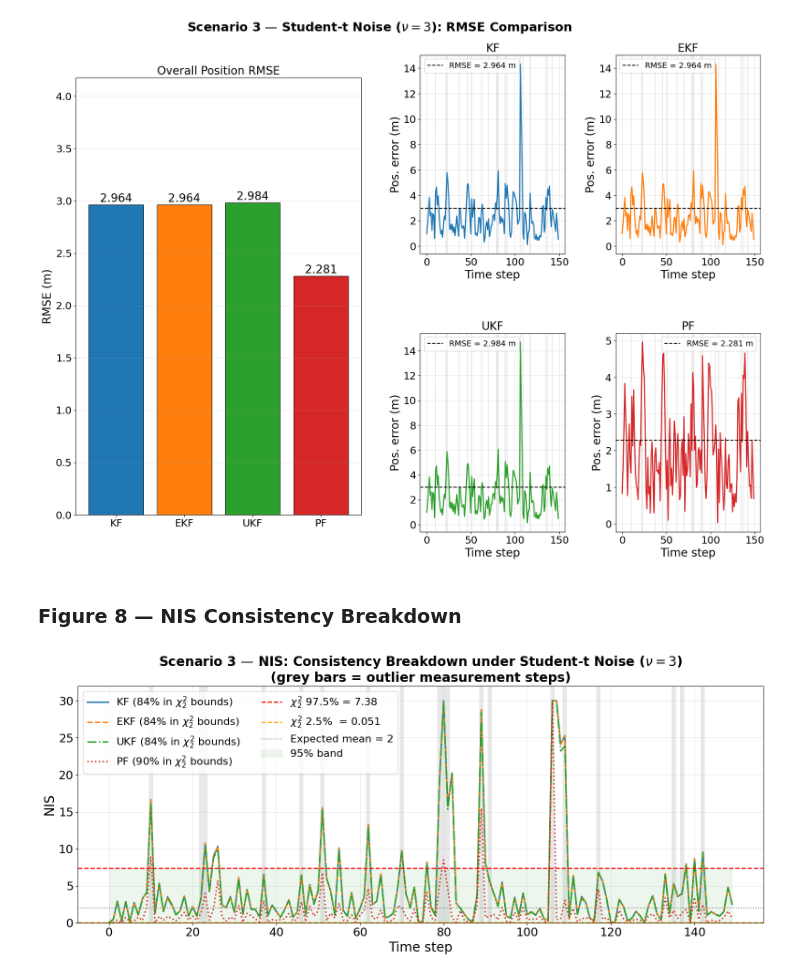
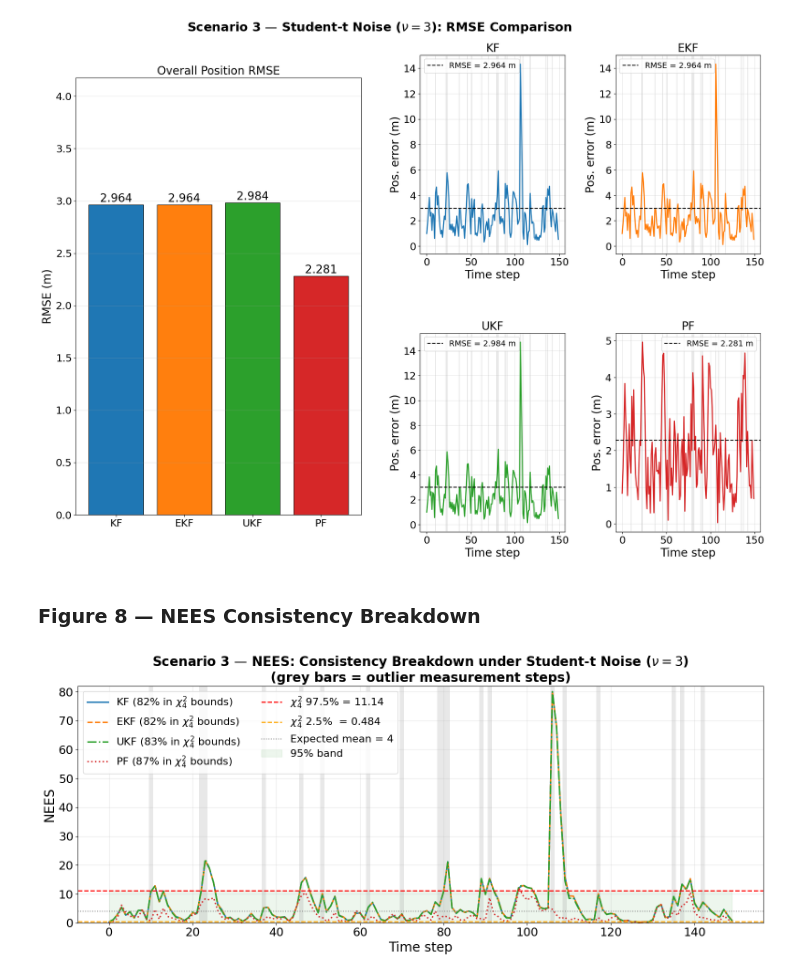
Before and after one commit to Moyin3/Dissertation, a Jupyter notebook: comparative_analysis.ipynb, the cells around one changed output. Saved outputs shown, nothing was run; the diff lists cells and outputs as text; code cells hidden in the pictures.

```diff
--- a/comparative_analysis.ipynb
+++ b/comparative_analysis.ipynb
@@ -610,14 +610,14 @@ plt.tight_layout(); plt.savefig('figures/s2_trajectory.png'); plt.show()
 # %%
 fig, ax = plt.subplots(figsize=(16,7))
 for f in FILTERS:
-    vals=np.clip(nis2[f],0,30)
-    pct=np.mean((nis2[f]>=chi2_lo2)&(nis2[f]<=chi2_hi2))*100
+    vals=np.clip(nees2[f],0,60)
+    pct=np.mean((nees2[f]>=chi2_lo4)&(nees2[f]<=chi2_hi4))*100
     ax.plot(t2, vals, color=COLORS[f], ls=LSTYLE[f], lw=2.2,
-            label=f'{f} ({pct:.0f}% in $\chi^2_2$ bounds)')
-_add_chi2_bands(ax,t2,chi2_lo2,chi2_hi2,2)
-ax.set_xlabel('Time step'); ax.set_ylabel('NIS')
-ax.set_ylim(0,32)
-ax.set_title('Scenario 2 — NIS over Time: Filter Consistency', fontweight='bold')
+            label=f'{f} ({pct:.0f}% in $\chi^2_4$ bounds)')
+_add_chi2_bands(ax,t2,chi2_lo4,chi2_hi4,4)
+ax.set_xlabel('Time step'); ax.set_ylabel('NEES')
+ax.set_ylim(0,62)
+ax.set_title('Scenario 2 — NEES over Time: Filter Consistency', fontweight='bold')
 ax.legend(ncol=2); ax.grid(True,alpha=0.3)
-plt.tight_layout(); plt.savefig('figures/s2_nis.png'); plt.show()
+plt.tight_layout(); plt.savefig('figures/s2_nees.png'); plt.show()
 # %% [output]
@@ -783,23 +783,23 @@ plt.savefig('figures/s3_rmse.png'); plt.show()
 # %% [output]
 [figure]
 # %% [markdown]
-### Figure 8 — NIS Consistency Breakdown
+### Figure 8 — NEES Consistency Breakdown
 # %%
 fig, ax = plt.subplots(figsize=(16,7))
 for f in FILTERS:
-    vals=np.clip(nis3[f],0,30)
-    pct=np.mean((nis3[f]>=chi2_lo2)&(nis3[f]<=chi2_hi2))*100
+    vals=np.clip(nees3[f],0,80)
+    pct=np.mean((nees3[f]>=chi2_lo4)&(nees3[f]<=chi2_hi4))*100
     ax.plot(t3, vals, color=COLORS[f], ls=LSTYLE[f], lw=2.2,
-            label=f'{f} ({pct:.0f}% in $\chi^2_2$ bounds)')
-_add_chi2_bands(ax,t3,chi2_lo2,chi2_hi2,2)
+            label=f'{f} ({pct:.0f}% in $\chi^2_4$ bounds)')
+_add_chi2_bands(ax,t3,chi2_lo4,chi2_hi4,4)
 for k in outlier_steps:
     ax.axvspan(k-0.5,k+0.5,color='grey',alpha=0.18,lw=0)
-ax.set_xlabel('Time step'); ax.set_ylabel('NIS')
-ax.set_ylim(0,32)
+ax.set_xlabel('Time step'); ax.set_ylabel('NEES')
+ax.set_ylim(0,82)
 ax.set_title(
-    f'Scenario 3 — NIS: Consistency Breakdown under Student-t Noise ($\\nu={NU}$)\n'
+    f'Scenario 3 — NEES: Consistency Breakdown under Student-t Noise ($\\nu={NU}$)\n'
     '(grey bars = outlier measurement steps)', fontweight='bold')
 ax.legend(ncol=2); ax.grid(True,alpha=0.3)
-plt.tight_layout(); plt.savefig('figures/s3_nis.png'); plt.show()
+plt.tight_layout(); plt.savefig('figures/s3_nees.png'); plt.show()
 # %% [output]
-[figure, old version]
+[figure, new version]
```
Also changed, not shown: parts of 4 cells of this notebook, 6 other files.
